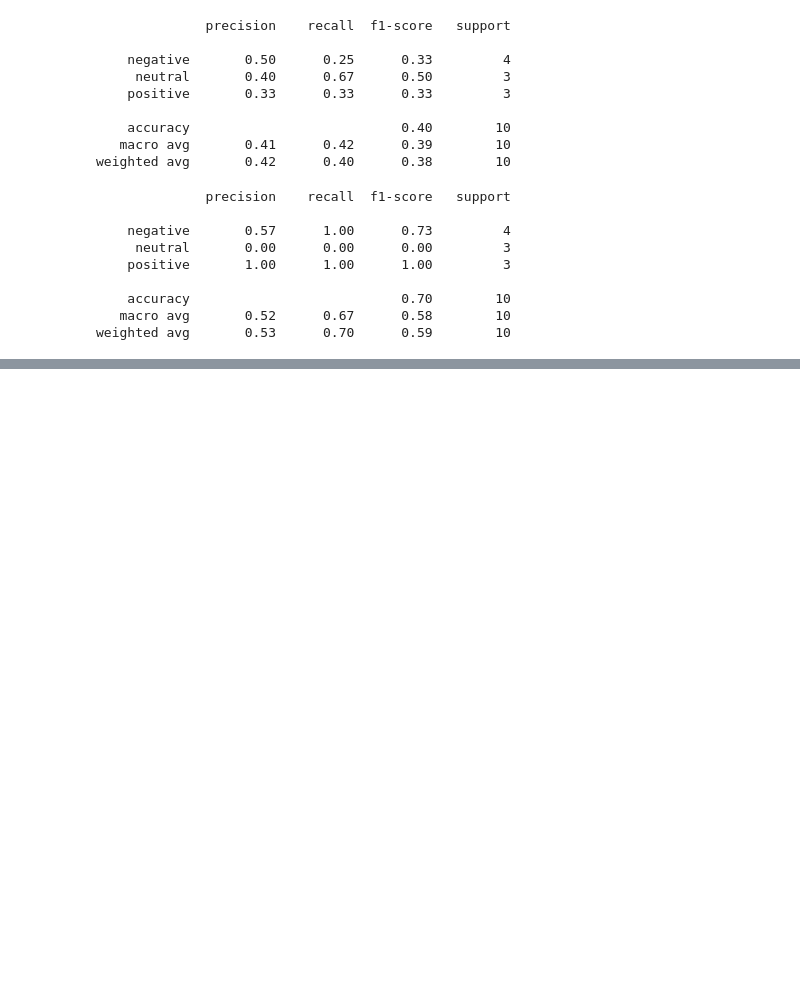
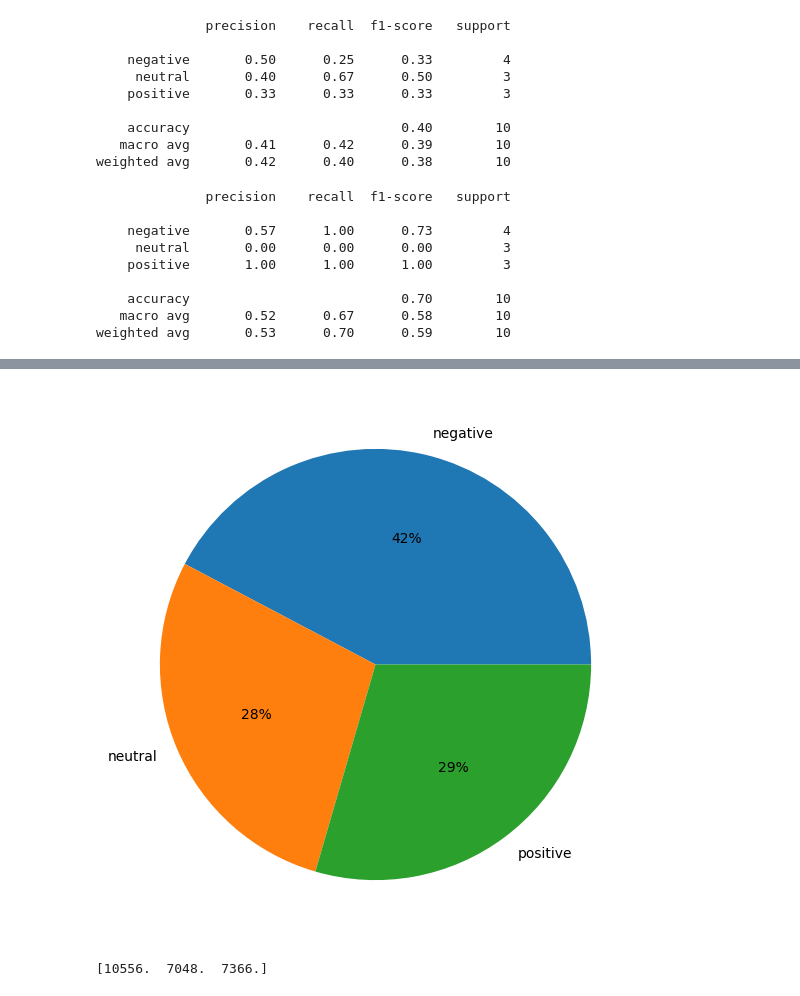
Before and after one commit to yari-iray/ba-text-mining-group19, a Jupyter notebook: final_project/final_sentiment.ipynb, the cells around one changed output, grey strips where cells are left out. Cells and saved outputs as stored; diff of their text form; code cells hidden in the pictures; blank space fills up the shorter version.

```diff
--- a/final_project/final_sentiment.ipynb
+++ b/final_project/final_sentiment.ipynb
@@ -183,0 +200,14 @@ weighted avg       0.53      0.70      0.59        10
+# %%
+#distribution training data
+from matplotlib import pyplot as plt
+
+fig = plt.figure(figsize=(10, 7))
+plt.pie(clf.class_count_, labels=clf.classes_, autopct='%.0f%%')
+
+plt.show()
+# %% [output]
+[figure, added]
+# %%
+print()
+# %% [output]
+[10556.  7048.  7366.]
```
Also changed, not shown: parts of 5 cells of this notebook.
